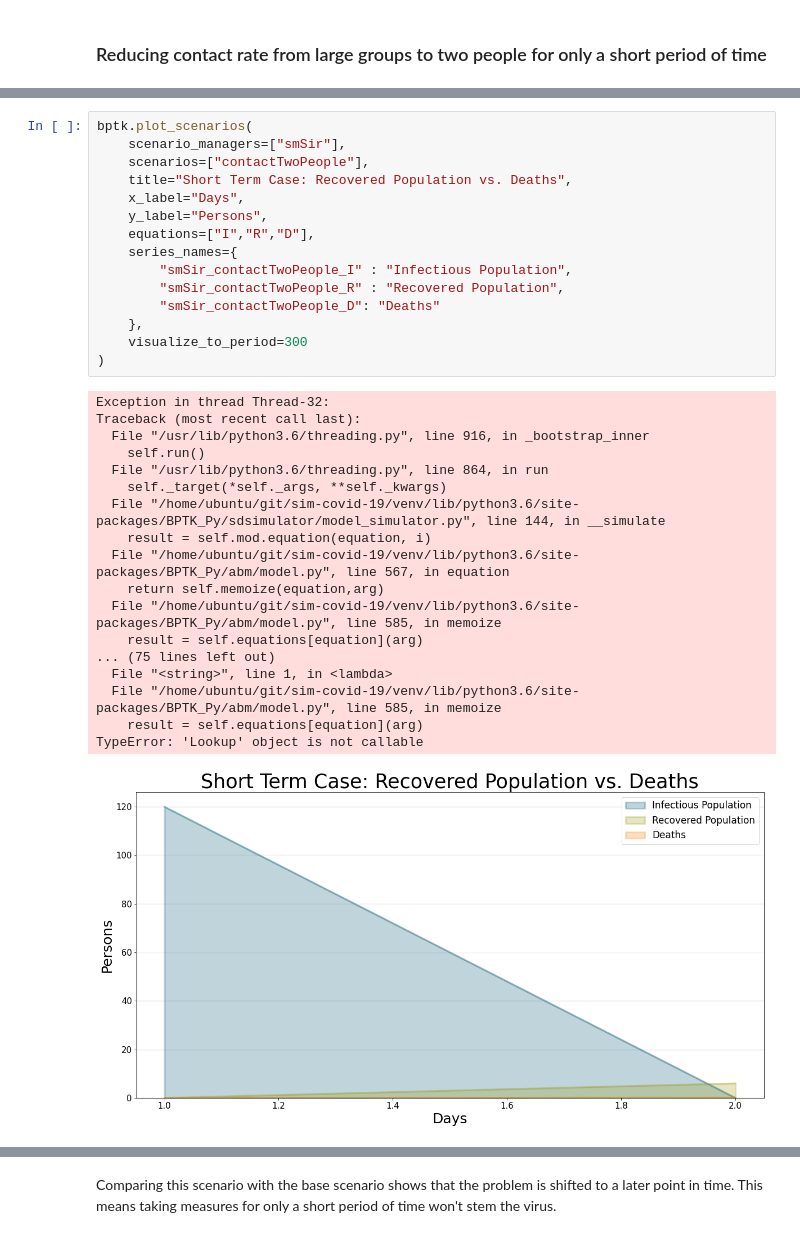
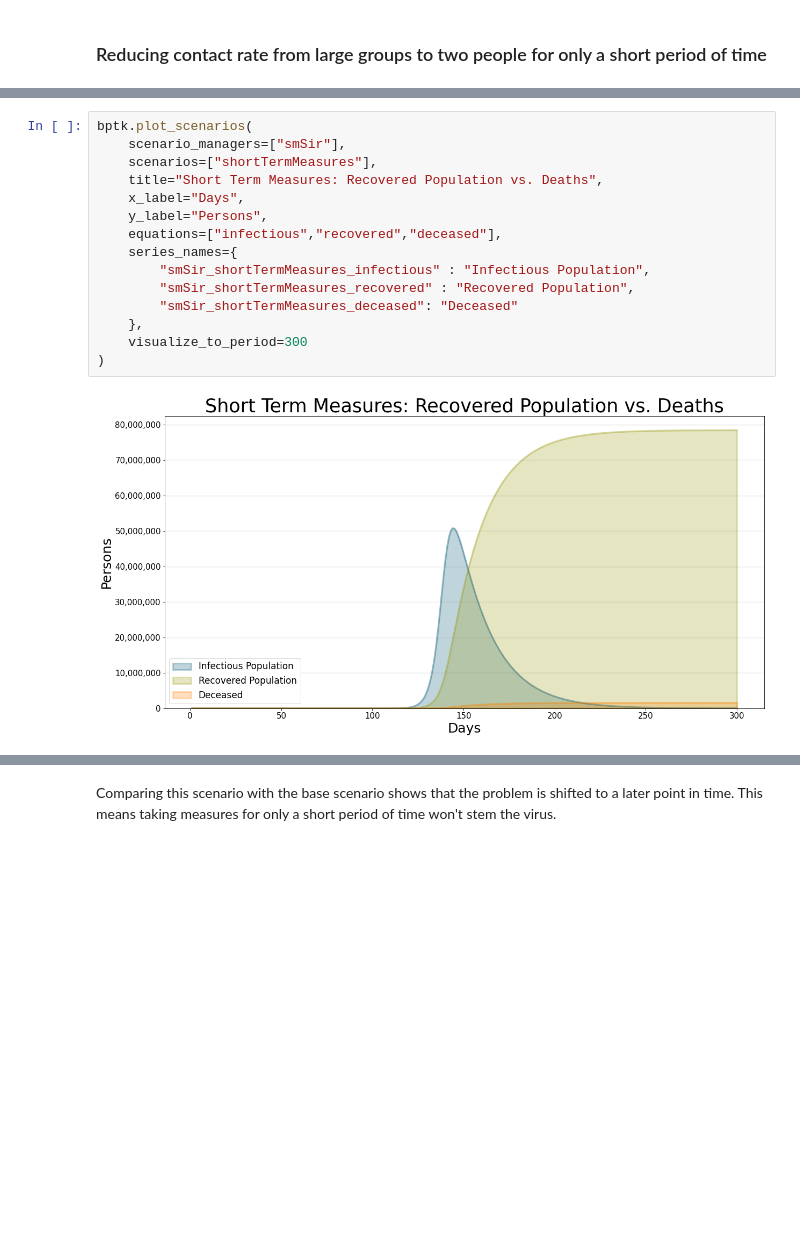
Before and after one commit to transentis/sim-covid-19, a Jupyter notebook: sim-covid-19.ipynb, the cells around one changed output, grey strips where cells are left out. Cells and saved outputs as stored; diff of their text form; blank space fills up the shorter version.

```diff
--- a/sim-covid-19.ipynb
+++ b/sim-covid-19.ipynb
@@ -487,37 +486,20 @@ model_two_people.plot_lookup("contactRateTwo")
 # %%
 bptk.plot_scenarios(
     scenario_managers=["smSir"],
-    scenarios=["contactTwoPeople"],
-    title="Short Term Case: Recovered Population vs. Deaths",
+    scenarios=["shortTermMeasures"],
+    title="Short Term Measures: Recovered Population vs. Deaths",
     x_label="Days",
     y_label="Persons",
-    equations=["I","R","D"],
+    equations=["infectious","recovered","deceased"],
     series_names={
-        "smSir_contactTwoPeople_I" : "Infectious Population",
-        "smSir_contactTwoPeople_R" : "Recovered Population",
-        "smSir_contactTwoPeople_D": "Deaths"
+        "smSir_shortTermMeasures_infectious" : "Infectious Population",
+        "smSir_shortTermMeasures_recovered" : "Recovered Population",
+        "smSir_shortTermMeasures_deceased": "Deceased"
     },
     visualize_to_period=300
 )
 # %% [output]
-Exception in thread Thread-32:
-Traceback (most recent call last):
-  File "/usr/lib/python3.6/threading.py", line 916, in _bootstrap_inner
-    self.run()
-  File "/usr/lib/python3.6/threading.py", line 864, in run
-    self._target(*self._args, **self._kwargs)
-  File "/home/ubuntu/git/sim-covid-19/venv/lib/python3.6/site-packages/BPTK_Py/sdsimulator/model_simulator.py", line 144, in __simulate
-    result = self.mod.equation(equation, i)
-  File "/home/ubuntu/git/sim-covid-19/venv/lib/python3.6/site-packages/BPTK_Py/abm/model.py", line 567, in equation
-    return self.memoize(equation,arg)
-  File "/home/ubuntu/git/sim-covid-19/venv/lib/python3.6/site-packages/BPTK_Py/abm/model.py", line 585, in memoize
-    result = self.equations[equation](arg)
-... (75 lines left out)
-  File "<string>", line 1, in <lambda>
-  File "/home/ubuntu/git/sim-covid-19/venv/lib/python3.6/site-packages/BPTK_Py/abm/model.py", line 585, in memoize
-    result = self.equations[equation](arg)
-TypeError: 'Lookup' object is not callable
-[figure, old version]
+[figure, new version]
 # %%
 bptk.plot_scenarios(
     scenario_managers=["smSir"],
```
Also changed, not shown: parts of 68 cells of this notebook, 2 other files.
